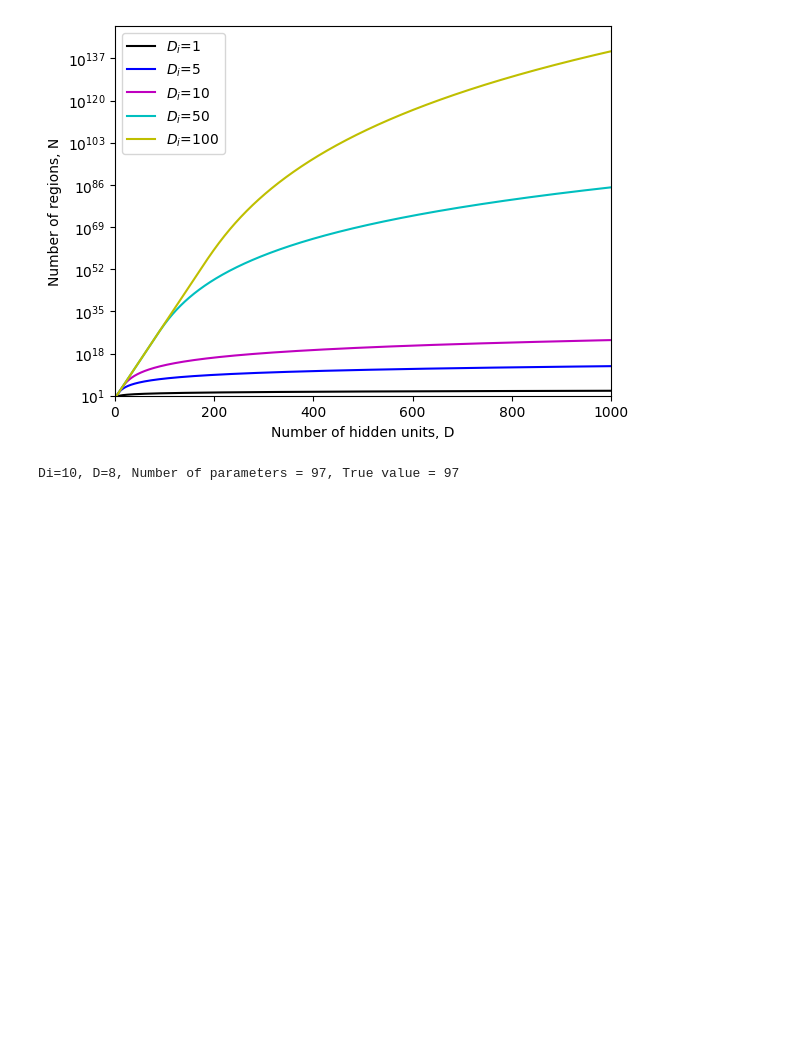
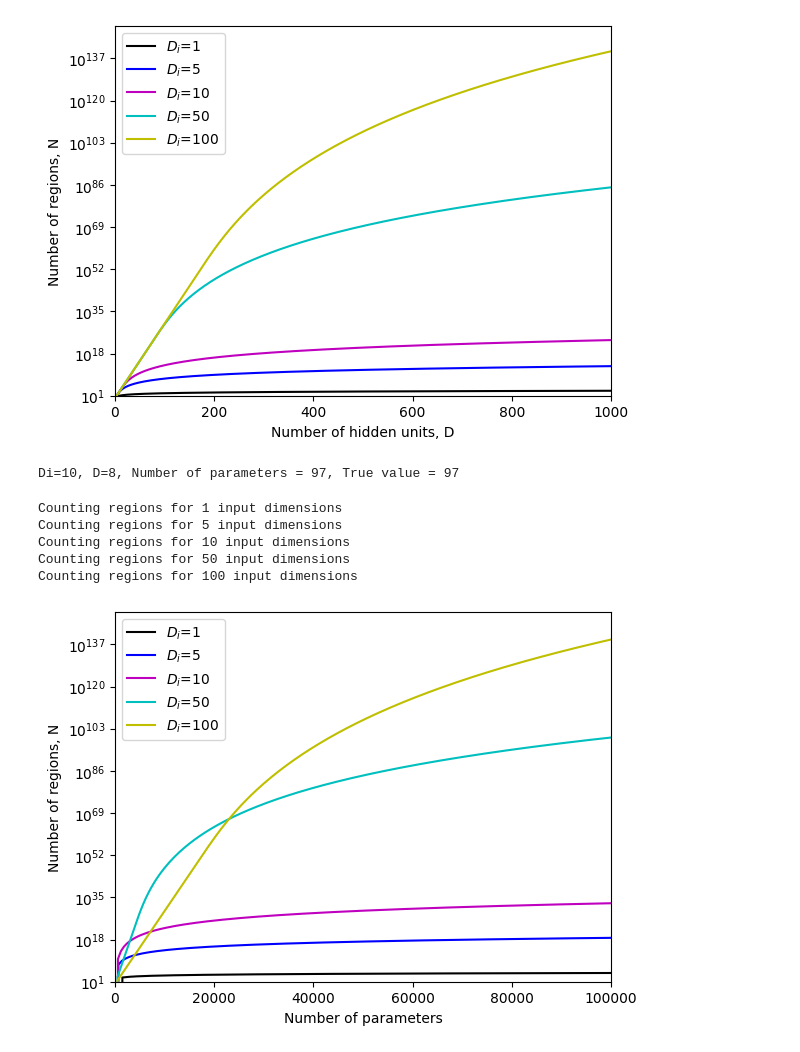
Before and after one commit to faisalmemon/udlbook, a Jupyter notebook: Notebooks/Chap03/3_3_Shallow_Network_Regions.ipynb, the cells around one changed output. Drawn from its saved outputs; the diff is of its cells as text; code cells hidden in the pictures; blank space fills up the shorter version.

```diff
--- a/Notebooks/Chap03/3_3_Shallow_Network_Regions.ipynb
+++ b/Notebooks/Chap03/3_3_Shallow_Network_Regions.ipynb
@@ -117,28 +117,35 @@ Di=10, D=8, Number of parameters = 97, True value = 97
 # %%
 # Now let's plot the graph from figure 3.9a (takes ~1min)
 dims = np.array([1,5,10,50,100])
 regions = np.zeros((dims.shape[0], 200))
 params = np.zeros((dims.shape[0], 200))
 
 # We'll compute the five lines separately this time to make it faster
 for c_dim in range(dims.shape[0]):
     D_i = dims[c_dim]
     print (f"Counting regions for {D_i} input dimensions")
     for c_hidden in range(1, 200):
         # Iterate over different ranges of number hidden variables for different input sizes
         D = int(c_hidden * 500 / D_i)
         params[c_dim, c_hidden] =  D_i * D +D + D +1
         regions[c_dim, c_hidden] = number_regions(np.min([D_i,D]), D)
 
 fig, ax = plt.subplots()
 ax.semilogy(params[0,:], regions[0,:],'k-')
 ax.semilogy(params[1,:], regions[1,:],'b-')
 ax.semilogy(params[2,:], regions[2,:],'m-')
 ax.semilogy(params[3,:], regions[3,:],'c-')
 ax.semilogy(params[4,:], regions[4,:],'y-')
 ax.legend(['$D_i$=1', '$D_i$=5', '$D_i$=10', '$D_i$=50', '$D_i$=100'])
-ax.set_xlabel("Number of parameters, D")
+ax.set_xlabel("Number of parameters")
 ax.set_ylabel("Number of regions, N")
 plt.xlim([0,100000])
 plt.ylim([1e1,1e150])
 plt.show()
+# %% [output]
+Counting regions for 1 input dimensions
+Counting regions for 5 input dimensions
+Counting regions for 10 input dimensions
+Counting regions for 50 input dimensions
+Counting regions for 100 input dimensions
+[figure, added]
```
